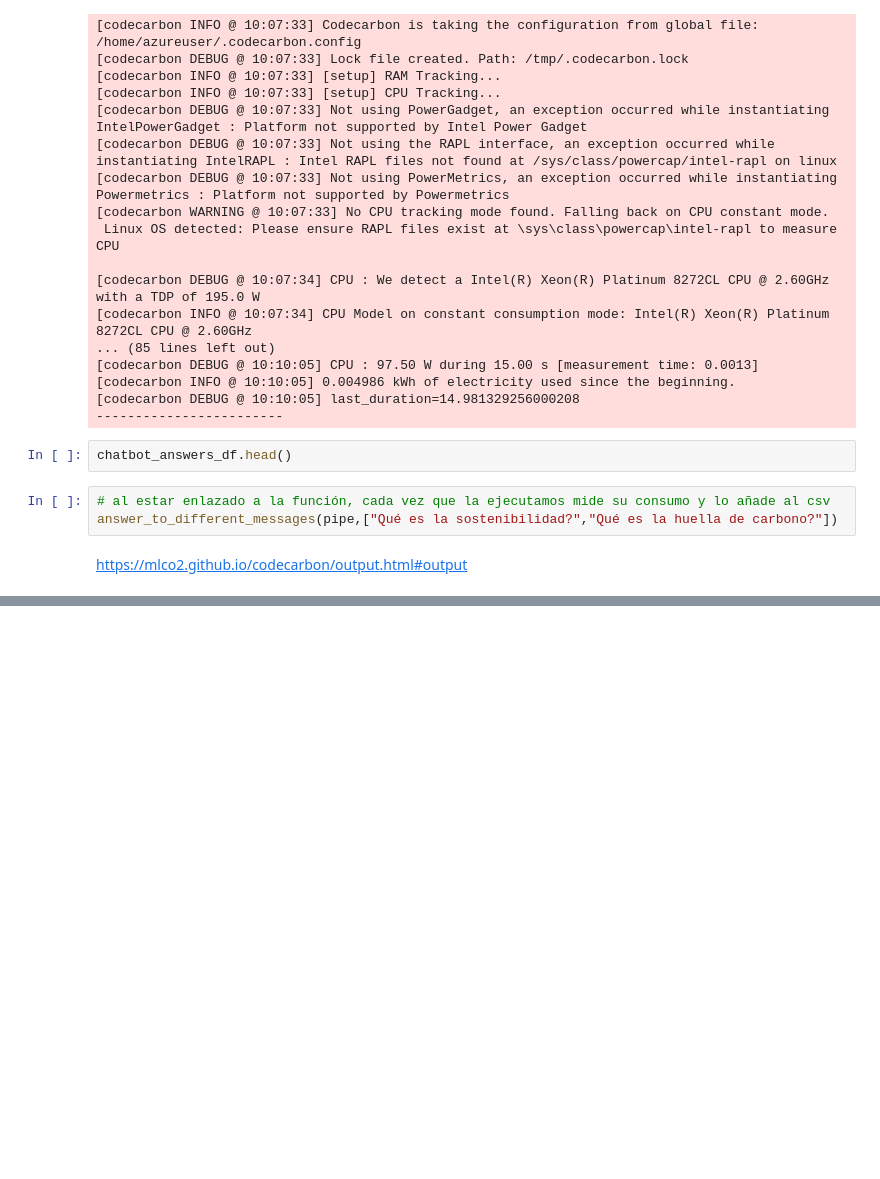
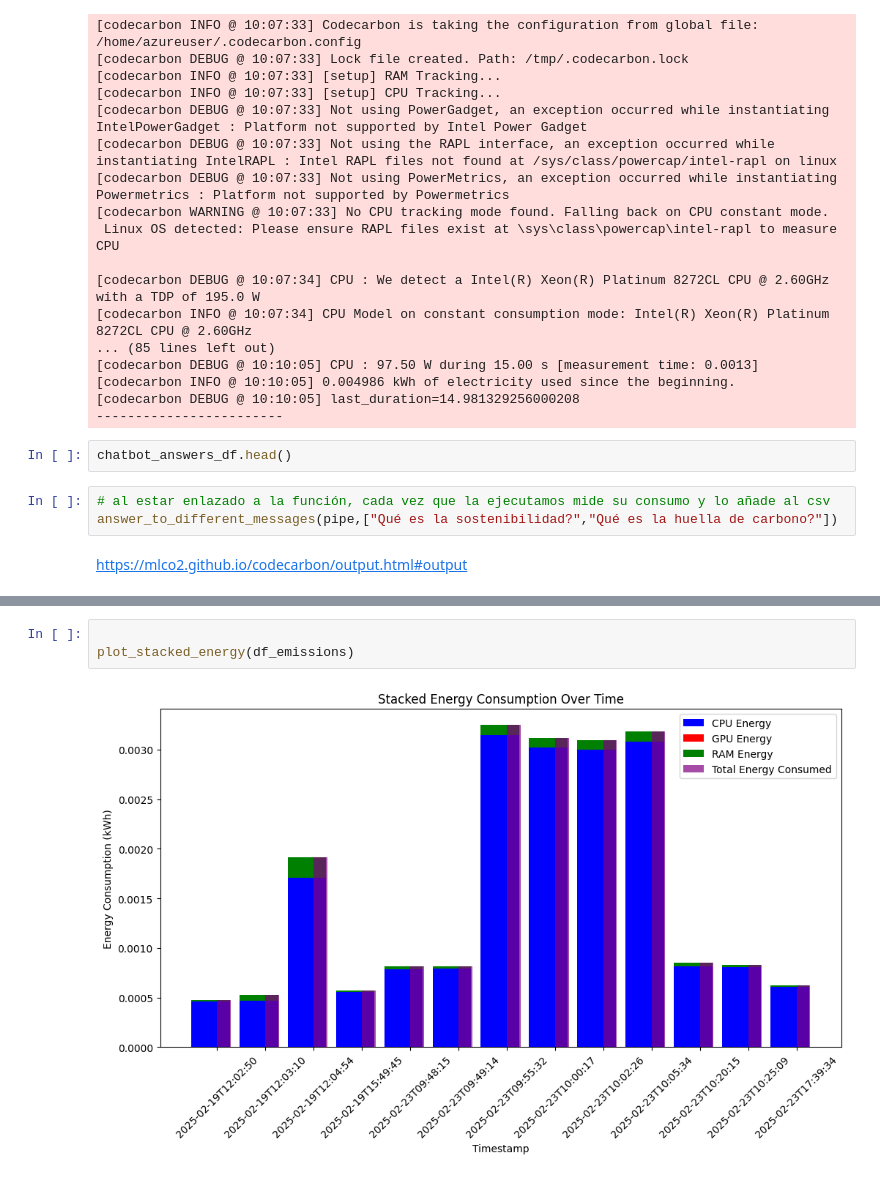
Before and after one commit to Spain-AI/worshop-ia-sostenible, a Jupyter notebook: notebooks/01_MSFT_workshop-sost-ai_codecarbon.ipynb, the cells around one changed output, grey strips where cells are left out. Saved outputs shown, nothing was run; the diff lists cells and outputs as text; blank space fills up the shorter version.

```diff
--- a/notebooks/01_MSFT_workshop-sost-ai_codecarbon.ipynb
+++ b/notebooks/01_MSFT_workshop-sost-ai_codecarbon.ipynb
@@ -330,0 +397,5 @@ df_emissions.head()
+# %%
+
+plot_stacked_energy(df_emissions)
+# %% [output]
+[figure, added]
```
Also changed, not shown: parts of 11 cells of this notebook.
